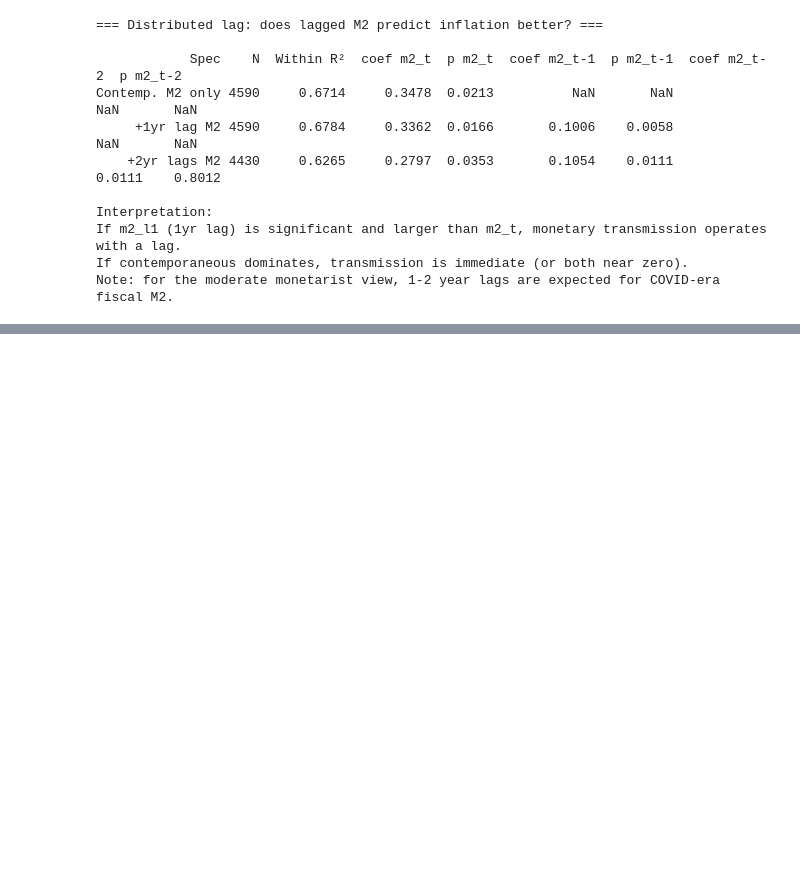
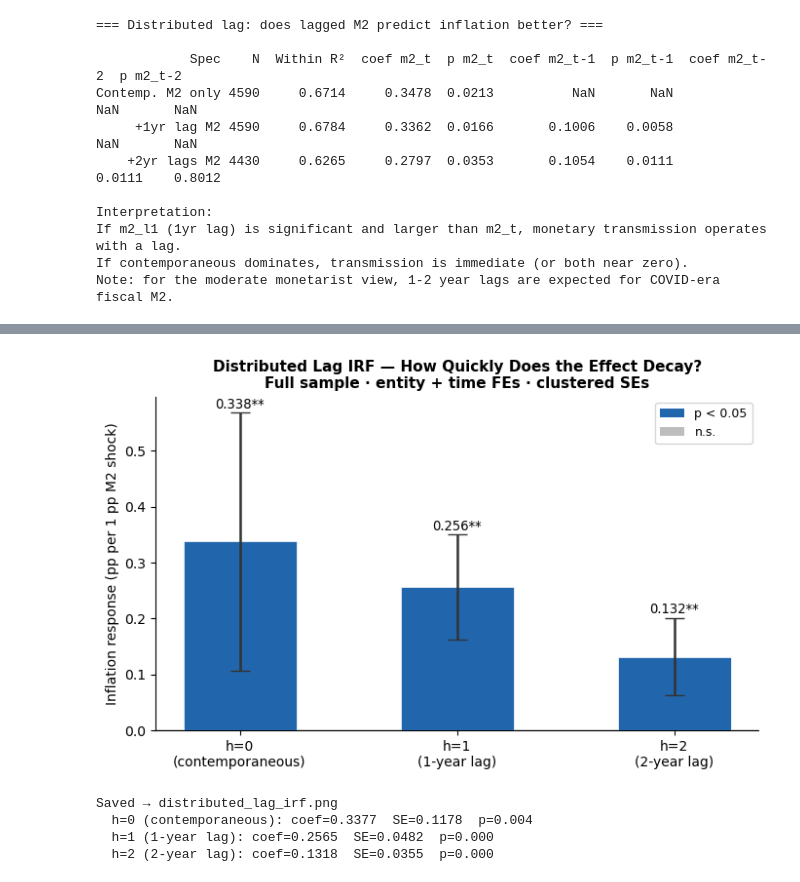
Before and after one commit to 4minutes-chung/monetary-panel-study, a Jupyter notebook: 03_analysis_notebooks/02_panel_fe_iv_baseline.ipynb, the cells around one changed output, grey strips where cells are left out. Saved outputs shown, nothing was run; the diff lists cells and outputs as text; code cells hidden in the pictures; blank space fills up the shorter version.

```diff
--- a/03_analysis_notebooks/02_panel_fe_iv_baseline.ipynb
+++ b/03_analysis_notebooks/02_panel_fe_iv_baseline.ipynb
@@ -790,0 +924,65 @@ Note: for the moderate monetarist view, 1-2 year lags are expected for COVID-era
+# %%
+
+# ── Distributed lag IRF: inflation response to a 1 pp M2 shock at h=0,1,2 ──
+import matplotlib.pyplot as plt
+import matplotlib.patches as mpatches
+import numpy as np
+from linearmodels.panel import PanelOLS
+
+lag = panel[panel["sample_main"] == 1].copy()
+lag = lag.sort_values(["country", "year"])
+lag["m2_l1"] = lag.groupby("country")["m2_growth"].shift(1)
+lag["m2_l2"] = lag.groupby("country")["m2_growth"].shift(2)
+lag = lag.dropna(subset=["m2_growth", "m2_l1", "m2_l2", "inflation"])
+lag = lag.set_index(["country", "year"])
+
+lag_res = PanelOLS.from_formula(
+    "inflation ~ m2_growth + m2_l1 + m2_l2 + EntityEffects + TimeEffects",
+    data=lag, drop_absorbed=True,
+).fit(cov_type="clustered", cluster_entity=True)
+
+terms  = ["m2_growth", "m2_l1", "m2_l2"]
+coefs  = [float(lag_res.params[t]) for t in terms]
+ses    = [float(lag_res.std_errors[t]) for t in terms]
+pvals  = [float(lag_res.pvalues[t]) for t in terms]
+colors = ["#2166ac" if p < 0.05 else "#bdbdbd" for p in pvals]
+xlabels = ["h=0\n(contemporaneous)", "h=1\n(1-year lag)", "h=2\n(2-year lag)"]
+
+fig, ax = plt.subplots(figsize=(7, 4.5))
+x = np.arange(3)
+ax.bar(x, coefs, color=colors, width=0.52, zorder=3, edgecolor="white", lw=0.5)
+ax.errorbar(x, coefs, yerr=[1.96 * s for s in ses],
+            fmt="none", color="#333", capsize=7, lw=1.8, zorder=4)
+ax.axhline(0, color="black", lw=0.9)
+ax.set_xticks(x)
+ax.set_xticklabels(xlabels, fontsize=10)
+ax.set_ylabel("Inflation response (pp per 1 pp M2 shock)", fontsize=10)
+ax.set_title(
+    "Distributed Lag IRF — How Quickly Does the Effect Decay?\n"
+    "Full sample · entity + time FEs · clustered SEs",
+    fontsize=11, fontweight="bold",
+)
+for i, (b, p, s) in enumerate(zip(coefs, pvals, ses)):
+    star = "**" if p < 0.01 else ("*" if p < 0.05 else "")
+    txt  = f"{b:.3f}{star if star else '  n.s.'}"
+    sign = 1 if b >= 0 else -1
+    ax.text(i, b + sign * (1.96 * s + 0.002), txt,
+            ha="center", va="bottom" if b >= 0 else "top", fontsize=9.5)
+
+sig_p = mpatches.Patch(fc="#2166ac", label="p < 0.05")
+ns_p  = mpatches.Patch(fc="#bdbdbd", label="n.s.")
+ax.legend(handles=[sig_p, ns_p], fontsize=9, loc="upper right")
+ax.spines[["top", "right"]].set_visible(False)
+
+plt.tight_layout()
+fig.savefig(ROOT / "04_current_results/figures/distributed_lag_irf.png", dpi=150, bbox_inches="tight")
+plt.show()
+print("Saved → distributed_lag_irf.png")
+for lbl, b, s, p in zip(xlabels, coefs, ses, pvals):
+    print(f"  {lbl.replace(chr(10), ' ')}: coef={b:.4f}  SE={s:.4f}  p={p:.3f}")
+# %% [output]
+[figure, added]
+Saved → distributed_lag_irf.png
+  h=0 (contemporaneous): coef=0.3377  SE=0.1178  p=0.004
+  h=1 (1-year lag): coef=0.2565  SE=0.0482  p=0.000
+  h=2 (2-year lag): coef=0.1318  SE=0.0355  p=0.000
```
Also changed, not shown: parts of 5 cells of this notebook, 8 other files.
